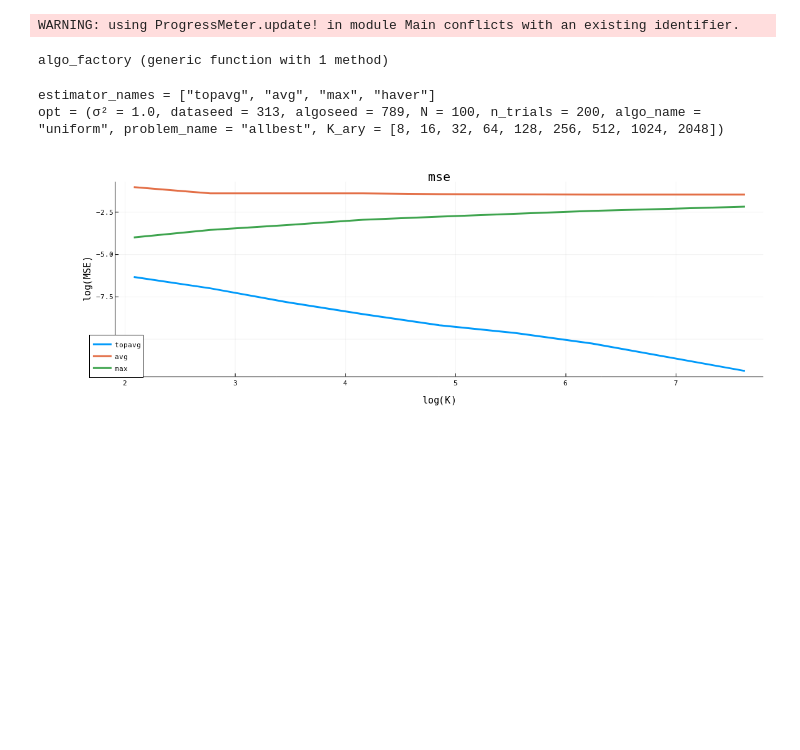
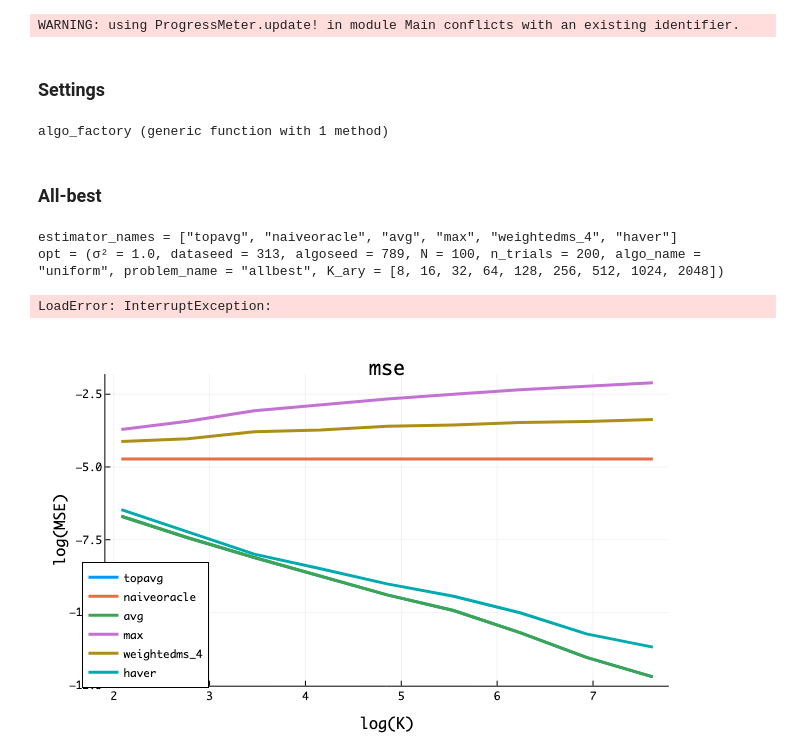
Before and after one commit to tnguyen9210/max-estimator, a Jupyter notebook: 23-0105-6.ipynb, the cells around one changed output. Drawn from its saved outputs; the diff is of its cells as text; code cells hidden in the pictures; blank space fills up the shorter version.

```diff
--- a/23-0105-6.ipynb
+++ b/23-0105-6.ipynb
@@ -12,4 +12,6 @@ include("./KjBandits.jl")
 using ProgressMeter
 # %% [output]
 WARNING: using ProgressMeter.update! in module Main conflicts with an existing identifier.
+# %% [markdown]
+### Settings
 # %%
@@ -95,6 +117,8 @@ function algo_factory(algo_name::String, problem::Bandit, seed)
 end
 # %% [output]
 algo_factory (generic function with 1 method)
+# %% [markdown]
+### All-best
 # %%
 opt = (σ² = (1.0)^2,
        dataseed=313, #123
@@ -107,7 +131,7 @@ opt = (σ² = (1.0)^2,
 )
 #estimator_names = ["haver", "naiveoracle", "avg", "max", "weighted_100", "weightedms_4", ]
 estimator_names = ["topavg", "naiveoracle", "avg", "max", "weightedms_4", "haver"]
-estimator_names = ["topavg", "avg", "max", "haver"]
+# estimator_names = ["topavg", "avg", "max", "haver"]
 @show estimator_names
 @show opt
 
@@ -153,23 +177,24 @@ bias = meansqueeze(hatvalues, 1) # n_alphas x n_estimators
 mse = meansqueeze(hatvalues .^ 2, 1)
 mae = meansqueeze(abs.(hatvalues), 1)
 # %% [output]
-estimator_names = ["topavg", "avg", "max", "haver"]
+estimator_names = ["topavg", "naiveoracle", "avg", "max", "weightedms_4", "haver"]
 opt = (σ² = 1.0, dataseed = 313, algoseed = 789, N = 100, n_trials = 200, algo_name = "uniform", problem_name = "allbest", K_ary = [8, 16, 32, 64, 128, 256, 512, 1024, 2048])
+LoadError: InterruptException:
 # %%
 using Plots
 plotly()
 
 x = opt.K_ary
 i = 1; plot(log.(x), log.(mse[:,i]), label=estimator_names[i], linewidth=3)
 i = 2; plot!(log.(x), log.(mse[:,i]), label=estimator_names[i], linewidth=3)
 i = 3; plot!(log.(x), log.(mse[:,i]), label=estimator_names[i], linewidth=3)
-# i = 4; plot!(log.(x), log.(mse[:,i]), label=estimator_names[i], linewidth=3)
-# i = 5; plot!(log.(x), log.(mse[:,i]), label=estimator_names[i], linewidth=3)
-# i = 6; plot!(log.(x), log.(mse[:,i]), label=estimator_names[i], linewidth=3)
+i = 4; plot!(log.(x), log.(mse[:,i]), label=estimator_names[i], linewidth=3)
+i = 5; plot!(log.(x), log.(mse[:,i]), label=estimator_names[i], linewidth=3)
+i = 6; plot!(log.(x), log.(mse[:,i]), label=estimator_names[i], linewidth=3)
 plot!(xlabel="log(K)", ylabel="log(MSE)", legend=:bottomleft)
 title!("mse")
 # %% [output]
-[figure, old version]
+[figure, new version]
 # %%
 x = opt.K_ary
 i = 1; plot(log.(x), bias[:,i], label=estimator_names[i], linewidth=3)
```
Also changed, not shown: parts of 25 cells of this notebook, 2 other files.
